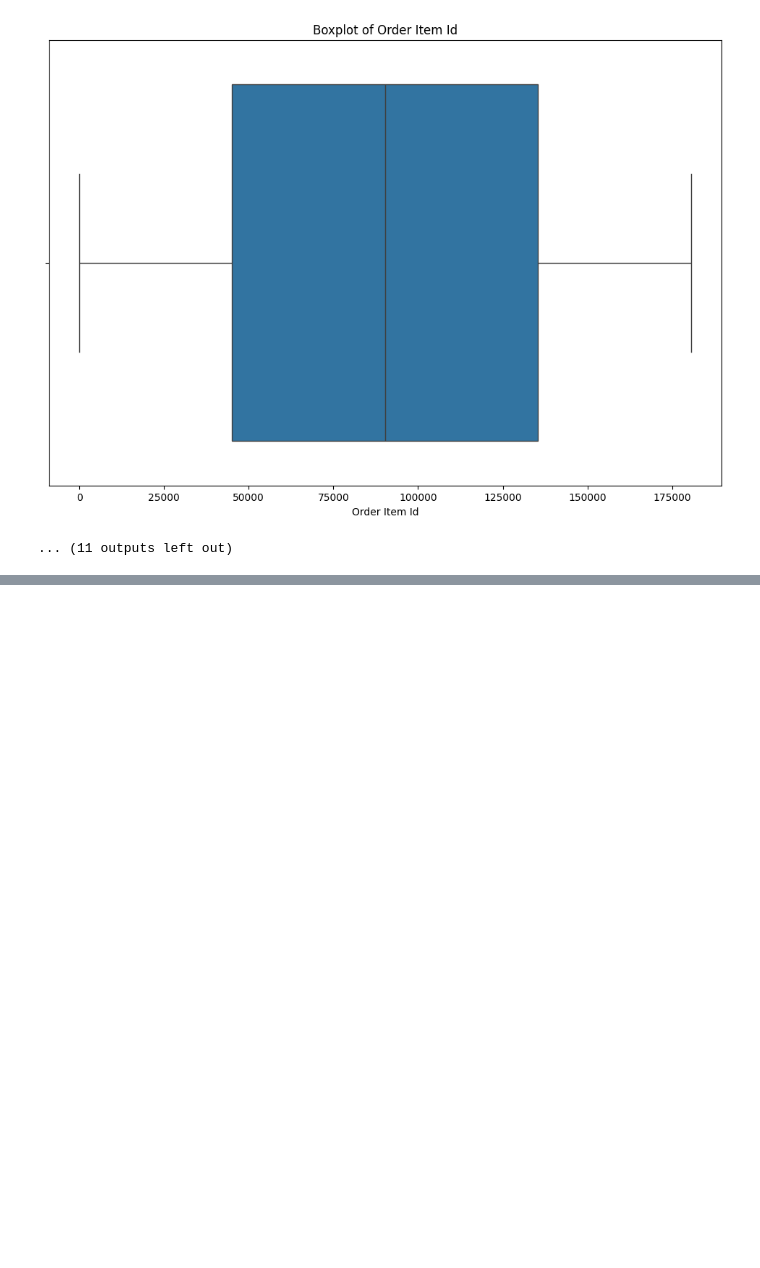
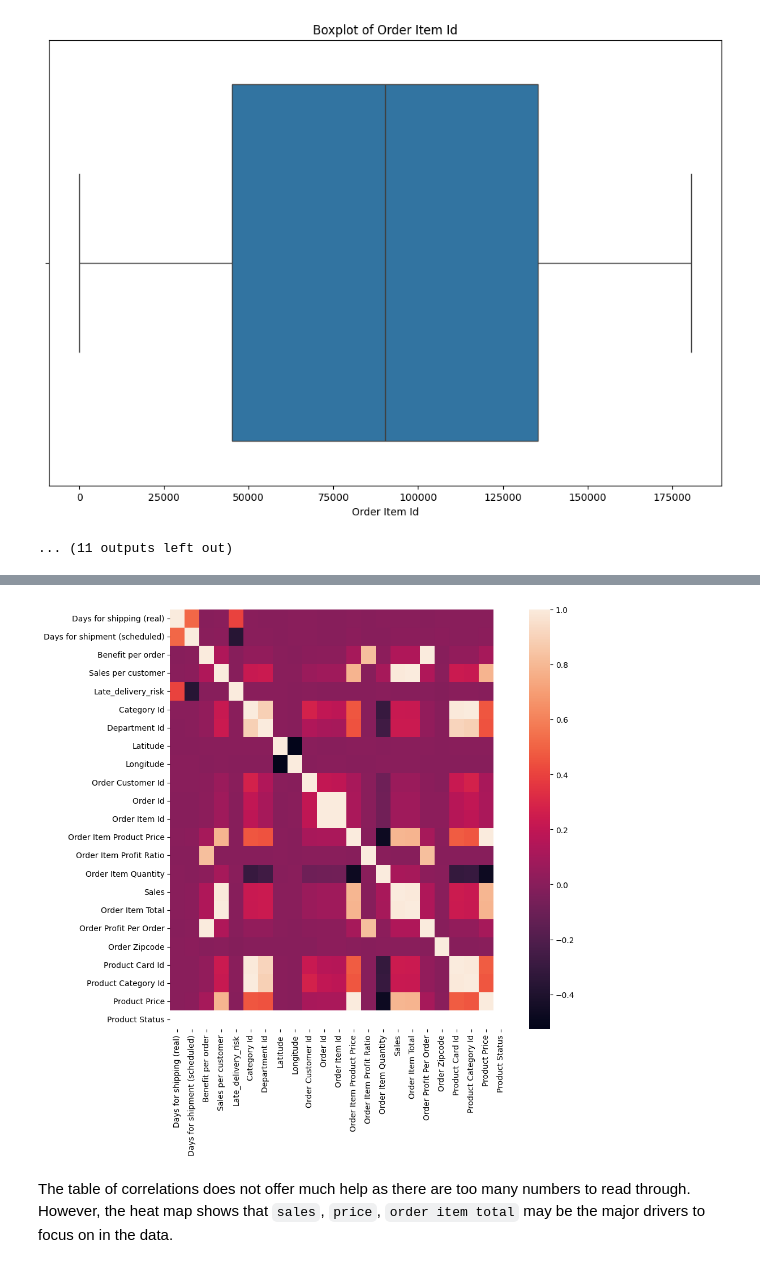
Before and after one commit to Lopeznil/Projects, a Jupyter notebook: Supply Chain Disruptions Analysis/Data loading and exploration.ipynb, the cells around one changed output, grey strips where cells are left out. Cells and saved outputs as stored; diff of their text form; code cells hidden in the pictures; blank space fills up the shorter version.

```diff
--- a/Supply Chain Disruptions Analysis/Data loading and exploration.ipynb
+++ b/Supply Chain Disruptions Analysis/Data loading and exploration.ipynb
@@ -167,3 +181,9 @@ for col in numeric_cols:
 [figure]
 [figure]
 ... (11 outputs left out)
+# %%
+# Select only the numeric columns
+numeric_supply_data = supply_data.select_dtypes(include=np.number)
+
+# Calculate the correlation matrix on the numeric columns
+numeric_supply_data.corr()
@@ -169,0 +208,10 @@ for col in numeric_cols:
+# %%
+plt.figure(figsize=(10,10))
+# heat matrix that shows correlation across all numerical variables
+sns.heatmap(data=numeric_supply_data.corr(),annot=False)
+plt.tight_layout()
+plt.show()
+# %% [output]
+[figure, added]
+# %% [markdown]
+The table of correlations does not offer much help as there are too many numbers to read through. However, the heat map shows that `sales`, `price`, `order item total` may be the major drivers to focus on in the data.
```
Also changed, not shown: parts of 6 cells of this notebook.
